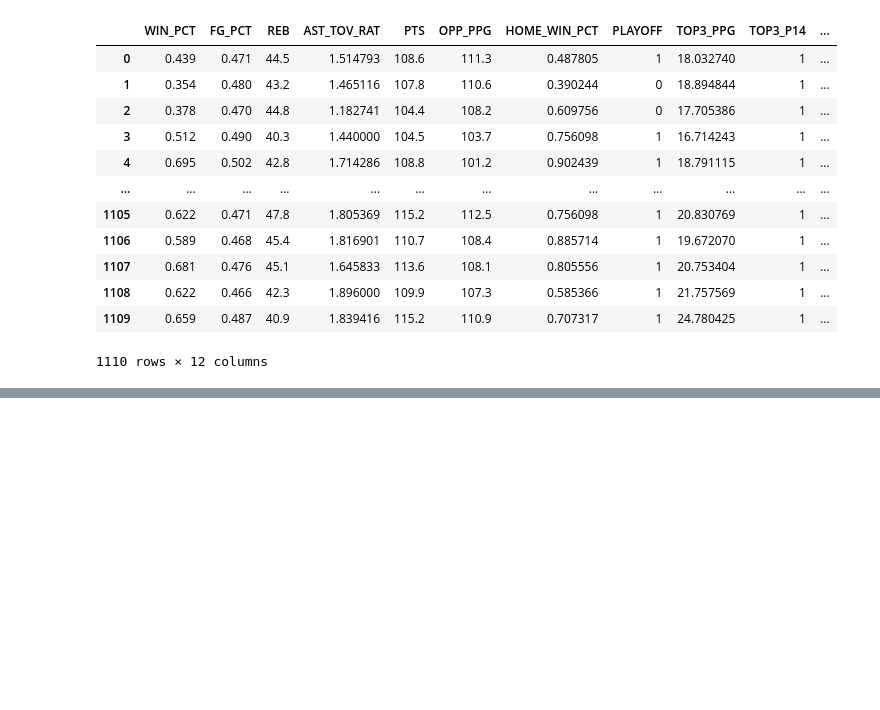
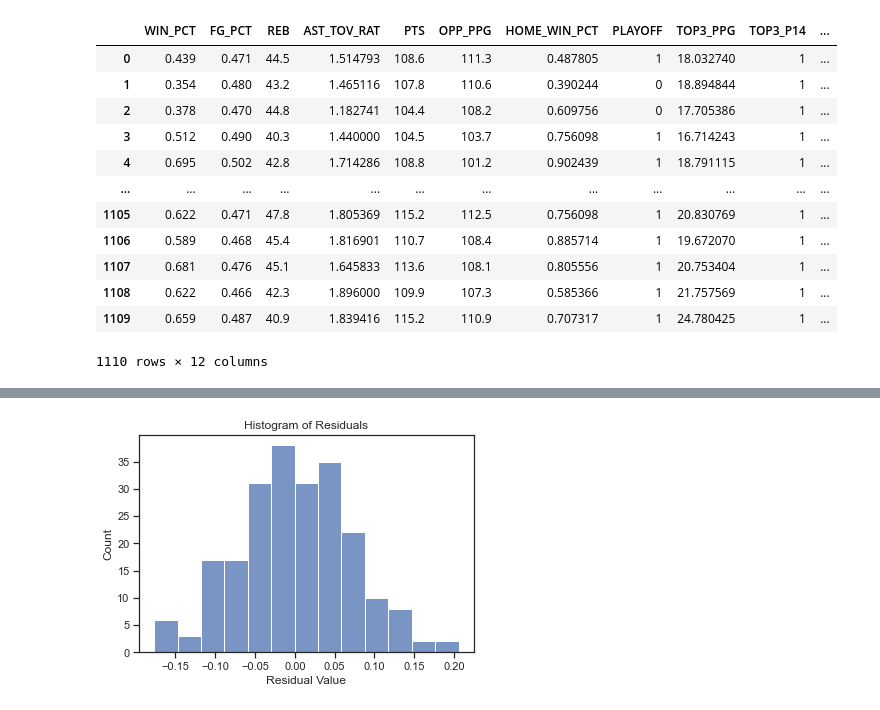
Before and after one commit to marcelcastrolima/nba_data_project, a Jupyter notebook: linear_regression_model.ipynb, the cells around one changed output, grey strips where cells are left out. Saved outputs shown, nothing was run; the diff lists cells and outputs as text; code cells hidden in the pictures; blank space fills up the shorter version.

```diff
--- a/linear_regression_model.ipynb
+++ b/linear_regression_model.ipynb
@@ -95,0 +131,7 @@ strong multicollinearity or other numerical problems.
+# %%
+fig = sns.histplot(residuals)
+fig.set_xlabel("Residual Value")
+fig.set_title("Histogram of Residuals")
+plt.show()
+# %% [output]
+[figure, added]
```
Also changed, not shown: parts of 12 cells of this notebook.
